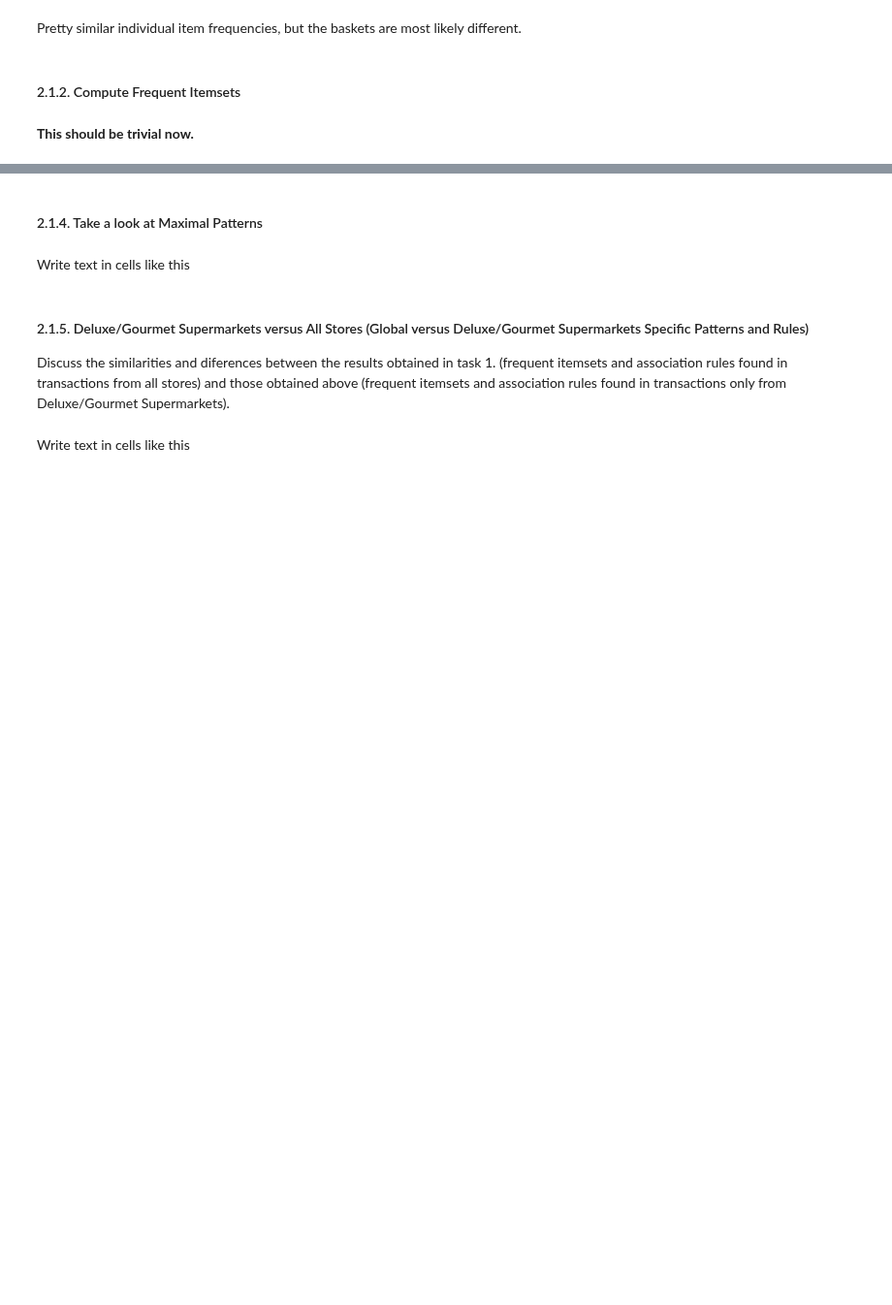
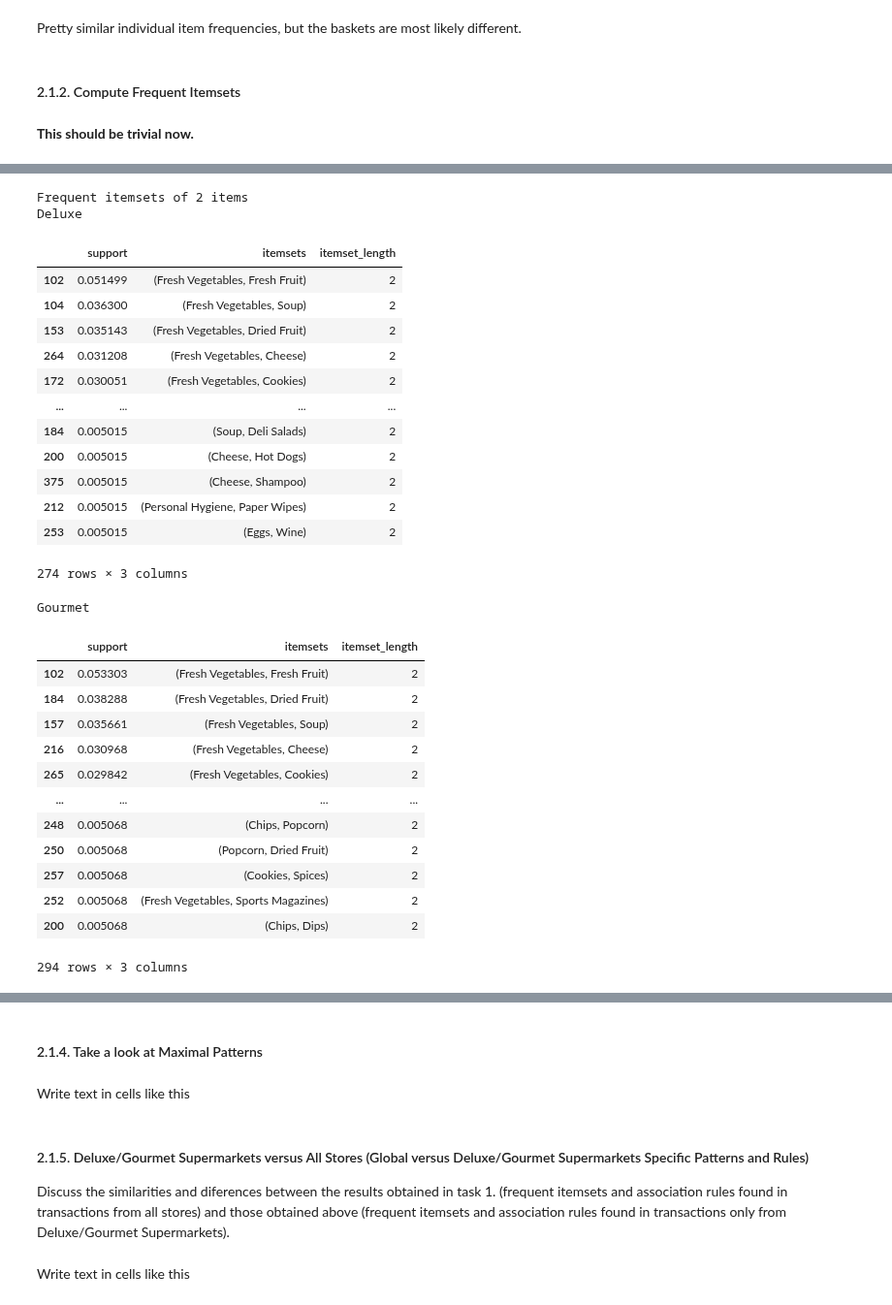
Before and after one commit to ijustsnapped/DataMine_PI, a Jupyter notebook: PD_202425_Project1/PD_202425_Project.ipynb, the cells around one changed output, grey strips where cells are left out. Shown at 97% size. Drawn from its saved outputs; the diff is of its cells as text; code cells hidden in the pictures; blank space fills up the shorter version.

```diff
--- a/PD_202425_Project1/PD_202425_Project.ipynb
+++ b/PD_202425_Project1/PD_202425_Project.ipynb
@@ -2220,0 +2309,36 @@ Pretty similar individual item frequencies, but the baskets are most likely diff
+# %%
+print("Frequent itemsets of 2 items")
+print("Deluxe")
+display(frequent_deluxe[2].sort_values(by='support', ascending=False))
+print("Gourmet")
+display(frequent_gourmet[2].sort_values(by='support', ascending=False))
+# %% [output]
+Frequent itemsets of 2 items
+Deluxe
+|  | support | itemsets | itemset_length |
+| 102 | 0.051499 | (Fresh Vegetables, Fresh Fruit) | 2 |
+| 104 | 0.036300 | (Fresh Vegetables, Soup) | 2 |
+| 153 | 0.035143 | (Fresh Vegetables, Dried Fruit) | 2 |
+| 264 | 0.031208 | (Fresh Vegetables, Cheese) | 2 |
+| 172 | 0.030051 | (Fresh Vegetables, Cookies) | 2 |
+| ... | ... | ... | ... |
+| 184 | 0.005015 | (Soup, Deli Salads) | 2 |
+| 200 | 0.005015 | (Cheese, Hot Dogs) | 2 |
+| 375 | 0.005015 | (Cheese, Shampoo) | 2 |
+| 212 | 0.005015 | (Personal Hygiene, Paper Wipes) | 2 |
+| 253 | 0.005015 | (Eggs, Wine) | 2 |
+274 rows × 3 columns
+Gourmet
+|  | support | itemsets | itemset_length |
+| 102 | 0.053303 | (Fresh Vegetables, Fresh Fruit) | 2 |
+| 184 | 0.038288 | (Fresh Vegetables, Dried Fruit) | 2 |
+| 157 | 0.035661 | (Fresh Vegetables, Soup) | 2 |
+| 216 | 0.030968 | (Fresh Vegetables, Cheese) | 2 |
+| 265 | 0.029842 | (Fresh Vegetables, Cookies) | 2 |
+| ... | ... | ... | ... |
+| 248 | 0.005068 | (Chips, Popcorn) | 2 |
+| 250 | 0.005068 | (Popcorn, Dried Fruit) | 2 |
+| 257 | 0.005068 | (Cookies, Spices) | 2 |
+| 252 | 0.005068 | (Fresh Vegetables, Sports Magazines) | 2 |
+| 200 | 0.005068 | (Chips, Dips) | 2 |
+294 rows × 3 columns
```
Also changed, not shown: parts of 10 cells of this notebook.
